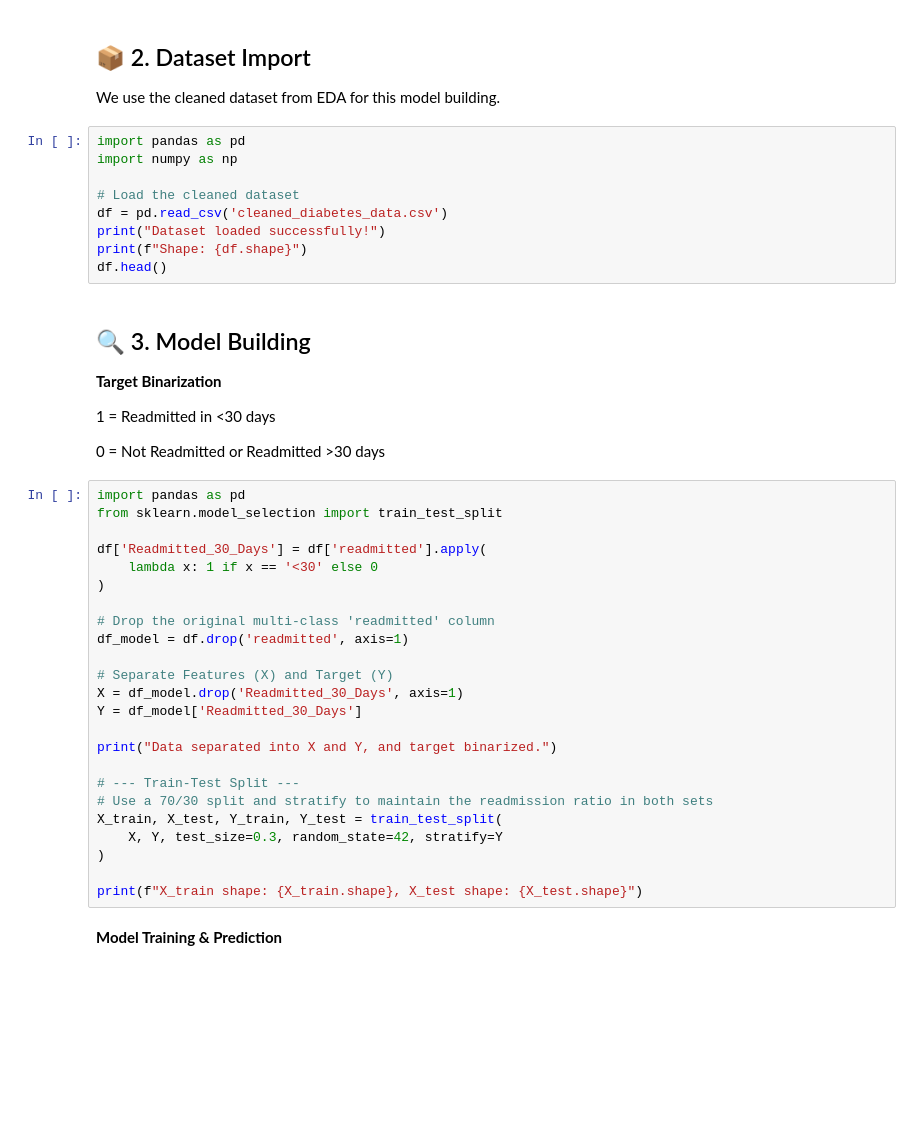
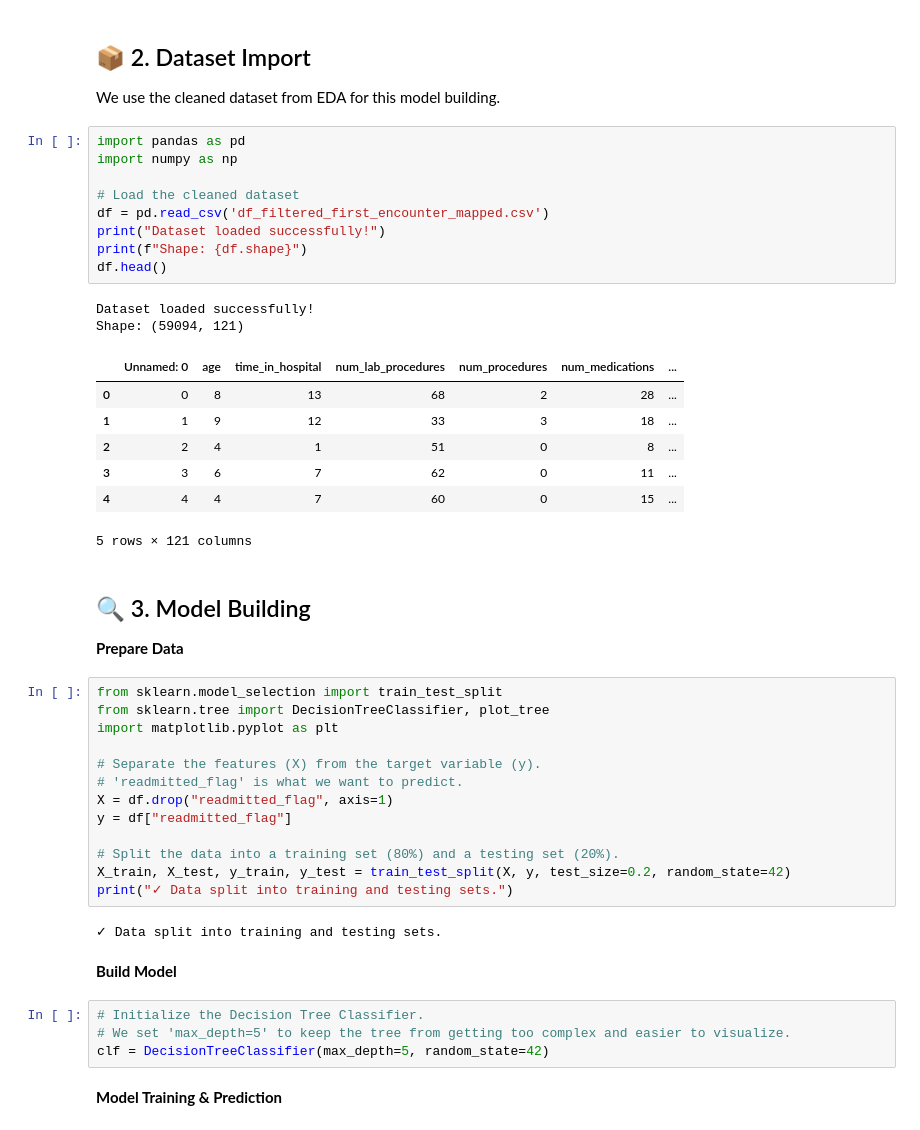
Before and after one commit to y171a/IT5006_EDA_Dashboard, a Jupyter notebook: Decision_Tree_Model.ipynb, the cells around one changed output. Saved outputs shown, nothing was run; the diff lists cells and outputs as text; blank space fills up the shorter version.

```diff
--- a/Decision_Tree_Model.ipynb
+++ b/Decision_Tree_Model.ipynb
@@ -13,44 +13,47 @@ We use the cleaned dataset from EDA for this model building.
 # %%
 import pandas as pd
 import numpy as np
 
 # Load the cleaned dataset
-df = pd.read_csv('cleaned_diabetes_data.csv')
+df = pd.read_csv('df_filtered_first_encounter_mapped.csv')
 print("Dataset loaded successfully!")
 print(f"Shape: {df.shape}")
 df.head()
+# %% [output]
+Dataset loaded successfully!
+Shape: (59094, 121)
+|  | Unnamed: 0 | age | time_in_hospital | num_lab_procedures | num_procedures | num_medications | ... |
+| 0 | 0 | 8 | 13 | 68 | 2 | 28 | ... |
+| 1 | 1 | 9 | 12 | 33 | 3 | 18 | ... |
+| 2 | 2 | 4 | 1 | 51 | 0 | 8 | ... |
+| 3 | 3 | 6 | 7 | 62 | 0 | 11 | ... |
+| 4 | 4 | 4 | 7 | 60 | 0 | 15 | ... |
+5 rows × 121 columns
 # %% [markdown]
 ## 🔍 3. Model Building
 
-**Target Binarization**
-
-1 = Readmitted in <30 days
-
-0 = Not Readmitted or Readmitted >30 days
+**Prepare Data**
 # %%
-import pandas as pd
 from sklearn.model_selection import train_test_split
+from sklearn.tree import DecisionTreeClassifier, plot_tree
+import matplotlib.pyplot as plt
 
-df['Readmitted_30_Days'] = df['readmitted'].apply(
-    lambda x: 1 if x == '<30' else 0
-)
+# Separate the features (X) from the target variable (y).
+# 'readmitted_flag' is what we want to predict.
+X = df.drop("readmitted_flag", axis=1)
+y = df["readmitted_flag"]
 
-# Drop the original multi-class 'readmitted' column
-df_model = df.drop('readmitted', axis=1)
-
-# Separate Features (X) and Target (Y)
-X = df_model.drop('Readmitted_30_Days', axis=1)
-Y = df_model['Readmitted_30_Days']
-
-print("Data separated into X and Y, and target binarized.")
-
-# --- Train-Test Split ---
-# Use a 70/30 split and stratify to maintain the readmission ratio in both sets
-X_train, X_test, Y_train, Y_test = train_test_split(
-    X, Y, test_size=0.3, random_state=42, stratify=Y
-)
-
-print(f"X_train shape: {X_train.shape}, X_test shape: {X_test.shape}")
+# Split the data into a training set (80%) and a testing set (20%).
+X_train, X_test, y_train, y_test = train_test_split(X, y, test_size=0.2, random_state=42)
+print("✓ Data split into training and testing sets.")
+# %% [output]
+✓ Data split into training and testing sets.
+# %% [markdown]
+**Build Model**
+# %%
+# Initialize the Decision Tree Classifier.
+# We set 'max_depth=5' to keep the tree from getting too complex and easier to visualize.
+clf = DecisionTreeClassifier(max_depth=5, random_state=42)
 # %% [markdown]
 **Model Training & Prediction**
 # %%
```
Also changed, not shown: parts of 3 cells of this notebook.
